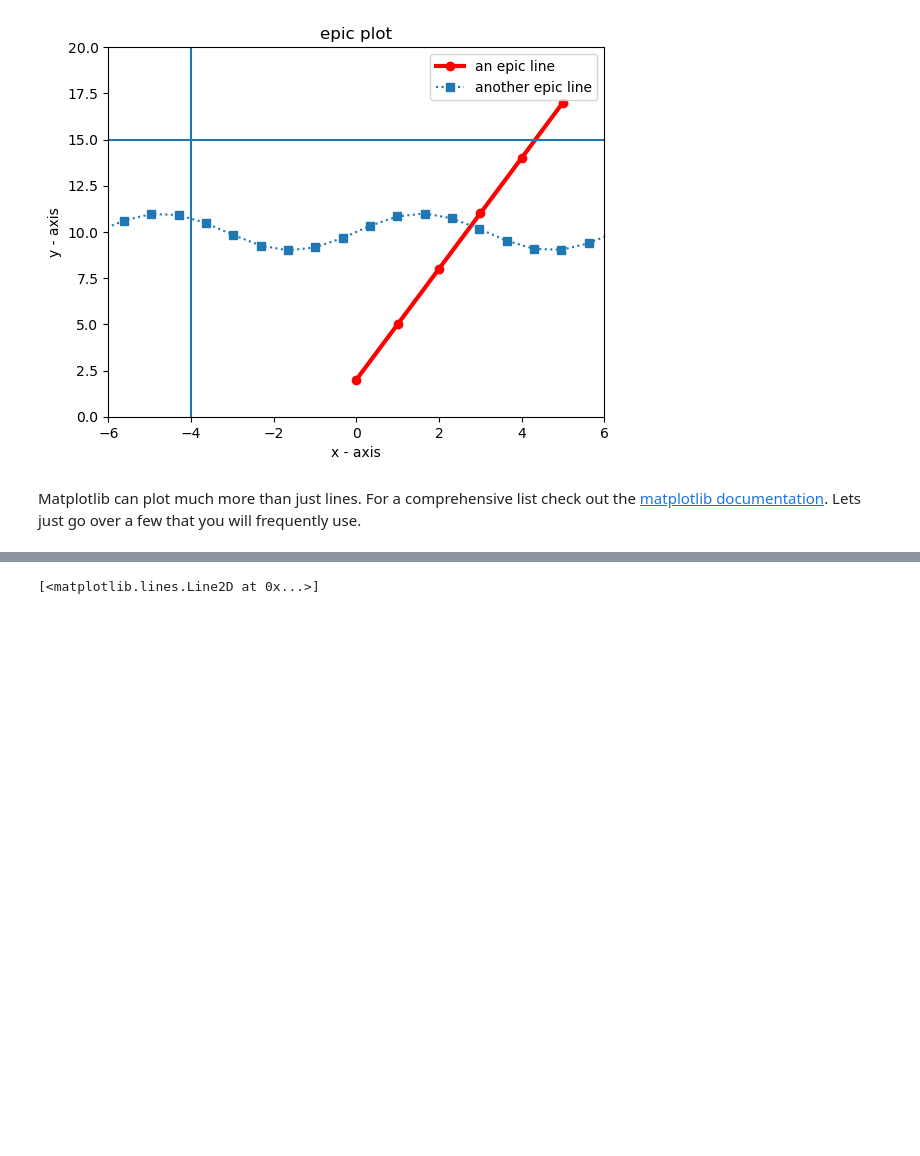
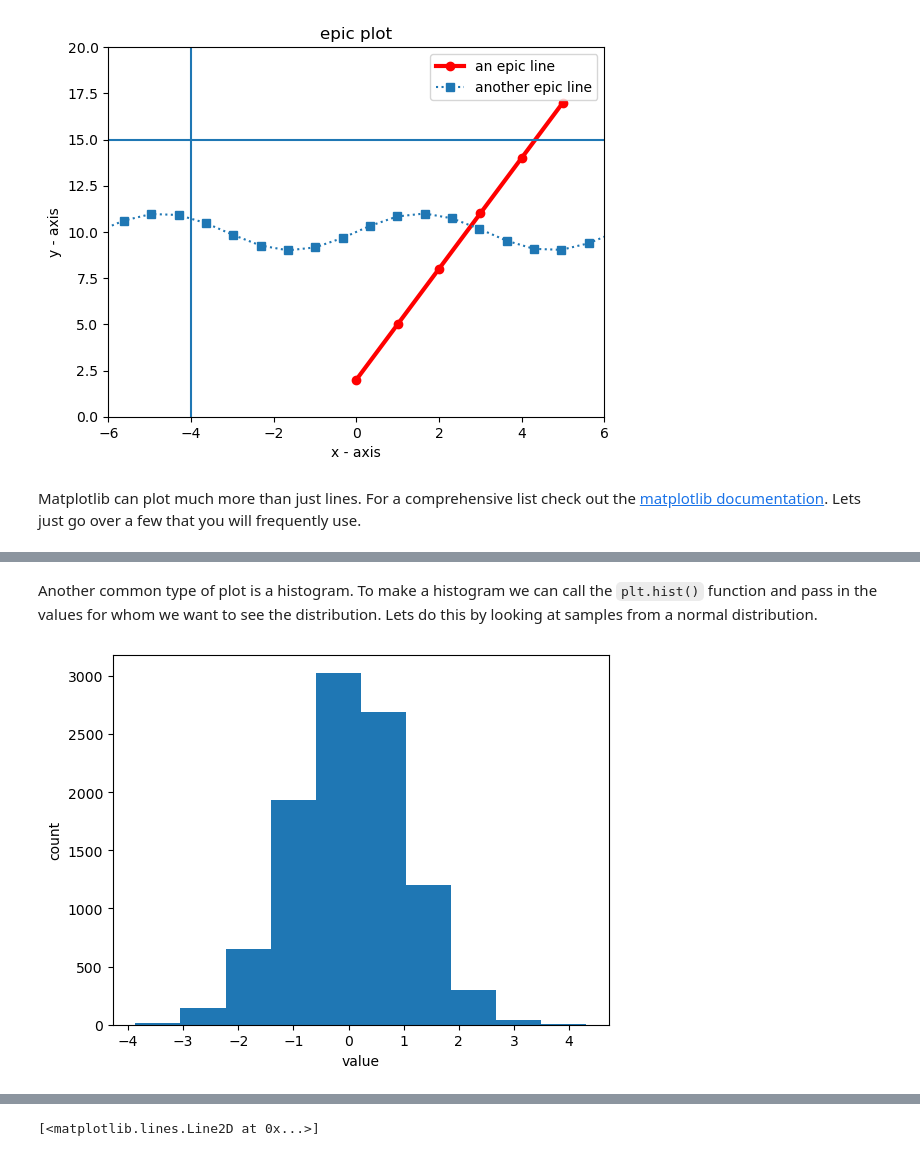
Before and after one commit to jeremyschroeter/Neuro301-Coding-Kit, a Jupyter notebook: Python_Tutorials/PythonCC3_NumpyAndMatplot.ipynb, the cells around one changed output, grey strips where cells are left out. Drawn from its saved outputs; the diff is of its cells as text; code cells hidden in the pictures; blank space fills up the shorter version.

```diff
--- a/Python_Tutorials/PythonCC3_NumpyAndMatplot.ipynb
+++ b/Python_Tutorials/PythonCC3_NumpyAndMatplot.ipynb
@@ -126,0 +135,10 @@ plt.show()
+# %% [markdown]
+Another common type of plot is a histogram. To make a histogram we can call the <code>plt.hist()</code> function and pass in the values for whom we want to see the distribution. Lets do this by looking at samples from a normal distribution.
+# %%
+values = np.random.standard_normal(size=10000)
+plt.hist(values)
+plt.ylabel('count')
+plt.xlabel('value')
+plt.show()
+# %% [output]
+[figure, added]
```
Also changed, not shown: parts of 17 cells of this notebook, 1 other file.
